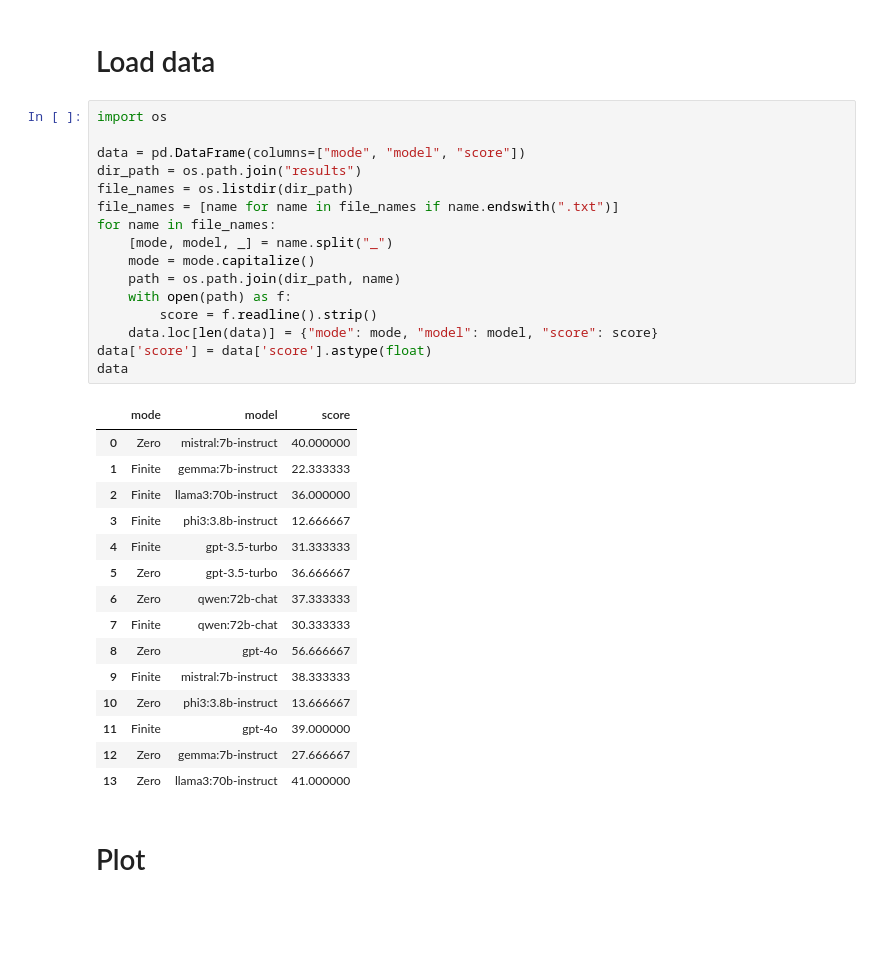
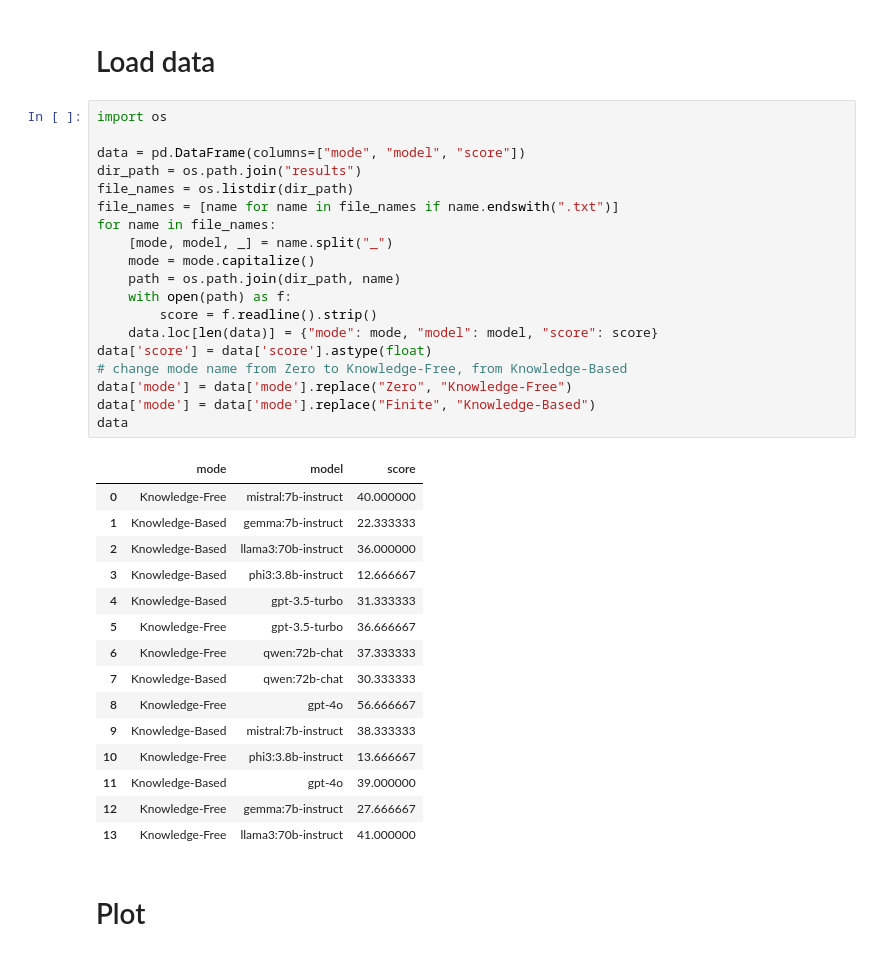
Before and after one commit to RutaTang/Pick-the-Right-Stuff, a Jupyter notebook: research/analysis.ipynb, the cells around one changed output. Saved outputs shown, nothing was run; the diff lists cells and outputs as text; blank space fills up the shorter version.

Commit message:
Update comments and instructions.

```diff
--- a/research/analysis.ipynb
+++ b/research/analysis.ipynb
@@ -8,35 +8,38 @@ import seaborn as sns
 # %%
 import os
 
 data = pd.DataFrame(columns=["mode", "model", "score"])
 dir_path = os.path.join("results")
 file_names = os.listdir(dir_path)
 file_names = [name for name in file_names if name.endswith(".txt")]
 for name in file_names:
     [mode, model, _] = name.split("_")
     mode = mode.capitalize()
     path = os.path.join(dir_path, name)
     with open(path) as f:
         score = f.readline().strip()
     data.loc[len(data)] = {"mode": mode, "model": model, "score": score}
 data['score'] = data['score'].astype(float)
+# change mode name from Zero to Knowledge-Free, from Knowledge-Based
+data['mode'] = data['mode'].replace("Zero", "Knowledge-Free")
+data['mode'] = data['mode'].replace("Finite", "Knowledge-Based")
 data
 # %% [output]
 |  | mode | model | score |
-| 0 | Zero | mistral:7b-instruct | 40.000000 |
-| 1 | Finite | gemma:7b-instruct | 22.333333 |
-| 2 | Finite | llama3:70b-instruct | 36.000000 |
-| 3 | Finite | phi3:3.8b-instruct | 12.666667 |
-| 4 | Finite | gpt-3.5-turbo | 31.333333 |
-| 5 | Zero | gpt-3.5-turbo | 36.666667 |
-| 6 | Zero | qwen:72b-chat | 37.333333 |
-| 7 | Finite | qwen:72b-chat | 30.333333 |
-| 8 | Zero | gpt-4o | 56.666667 |
-| 9 | Finite | mistral:7b-instruct | 38.333333 |
-| 10 | Zero | phi3:3.8b-instruct | 13.666667 |
-| 11 | Finite | gpt-4o | 39.000000 |
-| 12 | Zero | gemma:7b-instruct | 27.666667 |
-| 13 | Zero | llama3:70b-instruct | 41.000000 |
+| 0 | Knowledge-Free | mistral:7b-instruct | 40.000000 |
+| 1 | Knowledge-Based | gemma:7b-instruct | 22.333333 |
+| 2 | Knowledge-Based | llama3:70b-instruct | 36.000000 |
+| 3 | Knowledge-Based | phi3:3.8b-instruct | 12.666667 |
+| 4 | Knowledge-Based | gpt-3.5-turbo | 31.333333 |
+| 5 | Knowledge-Free | gpt-3.5-turbo | 36.666667 |
+| 6 | Knowledge-Free | qwen:72b-chat | 37.333333 |
+| 7 | Knowledge-Based | qwen:72b-chat | 30.333333 |
+| 8 | Knowledge-Free | gpt-4o | 56.666667 |
+| 9 | Knowledge-Based | mistral:7b-instruct | 38.333333 |
+| 10 | Knowledge-Free | phi3:3.8b-instruct | 13.666667 |
+| 11 | Knowledge-Based | gpt-4o | 39.000000 |
+| 12 | Knowledge-Free | gemma:7b-instruct | 27.666667 |
+| 13 | Knowledge-Free | llama3:70b-instruct | 41.000000 |
 # %% [markdown]
 # Plot
 # %%
```
Also changed, not shown: parts of 3 cells of this notebook.
